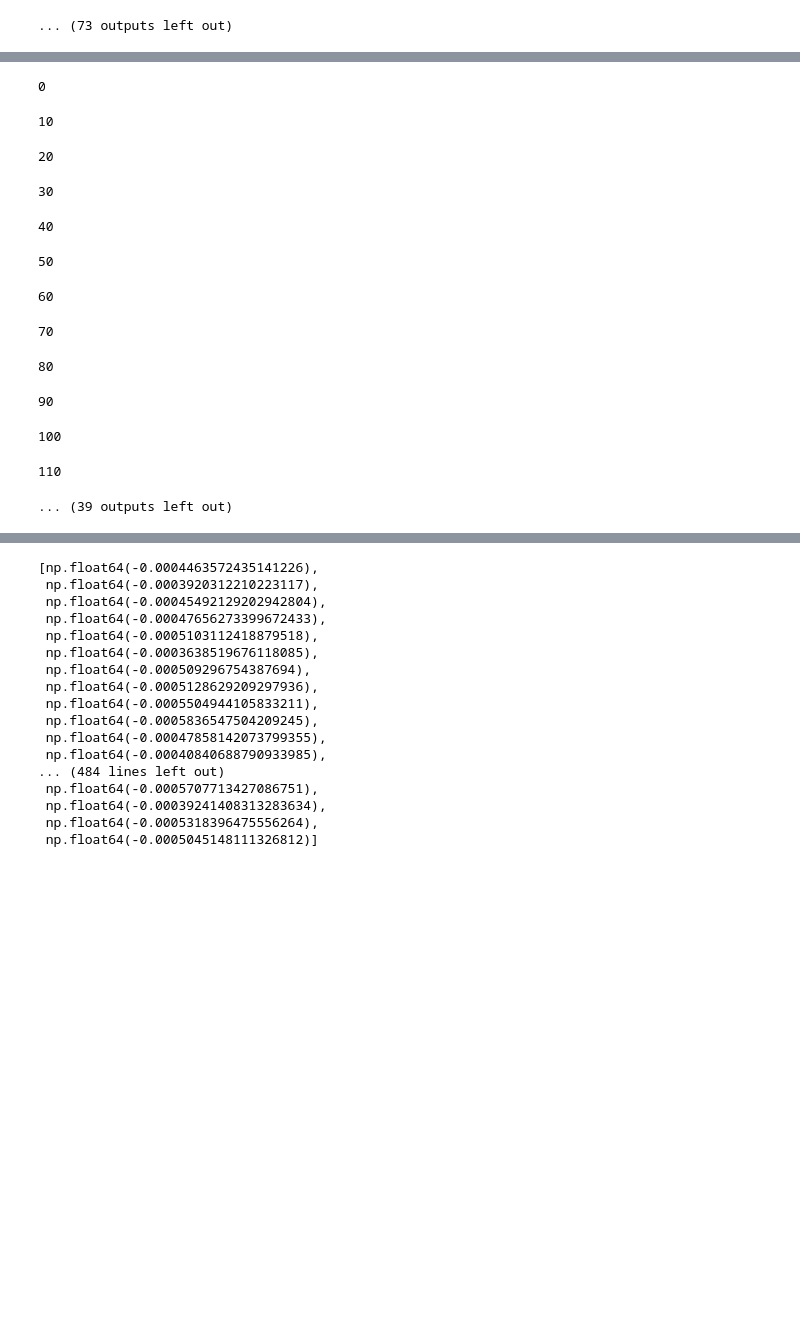
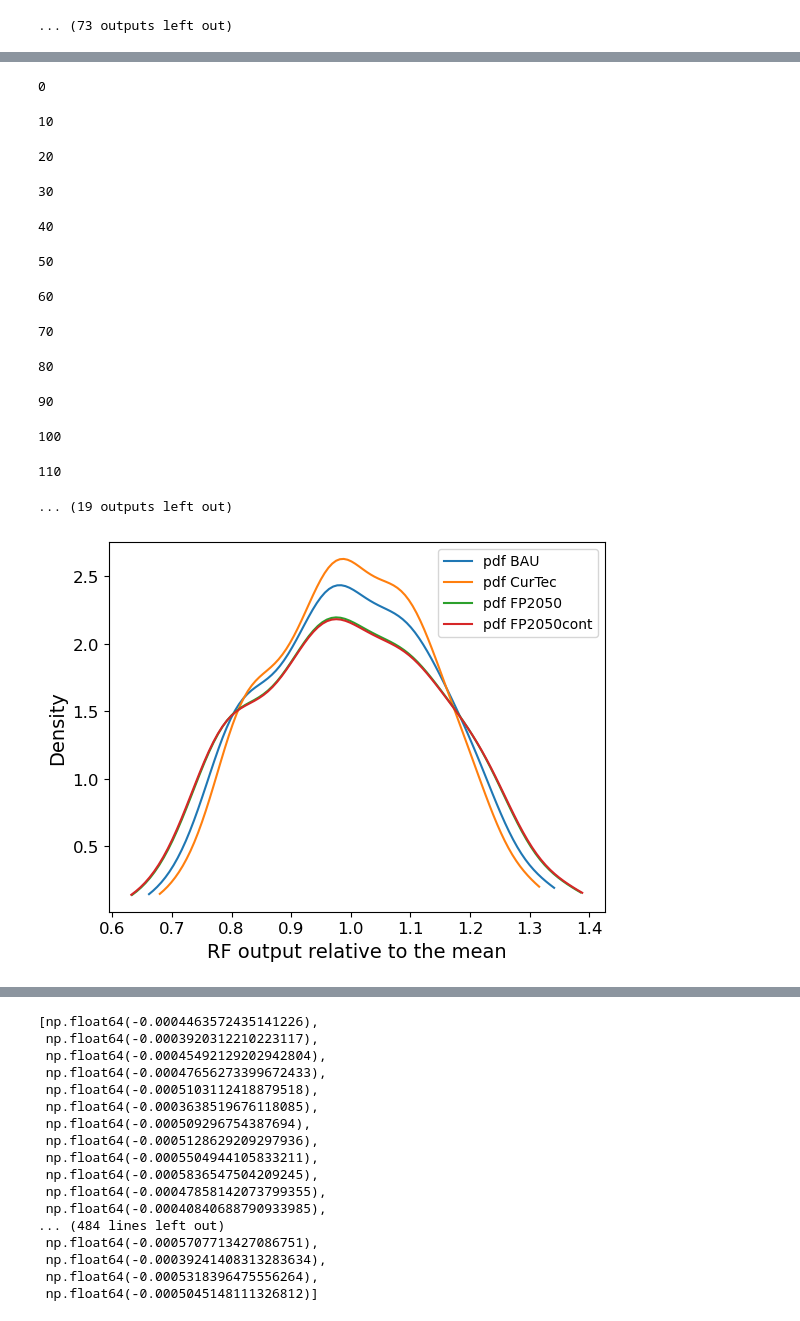
Before and after one commit to atzeharmsen/sandbox2, a Jupyter notebook: Scenario_Analysis/ScA_sens_statisticaldifferencescenarios.ipynb, the cells around one changed output, grey strips where cells are left out. Drawn from its saved outputs; the diff is of its cells as text; code cells hidden in the pictures; blank space fills up the shorter version.

```diff
--- a/Scenario_Analysis/ScA_sens_statisticaldifferencescenarios.ipynb
+++ b/Scenario_Analysis/ScA_sens_statisticaldifferencescenarios.ipynb
@@ -1208,7 +1197,7 @@ data["diffcufc"] = []
 data["difffpfc"] = []
 
 c_v_list["paired_bau"] = []
-for i in range(500):
+for i in range(300):
     if i%10 == 0:
         display(i)
     haloe_sample    = random.uniform(haloe_dict['input'][0],haloe_dict['input'][-1]) #random.choice(haloe_dict['input'])
@@ -1279,7 +1268,40 @@ data
 90
 100
 110
-... (39 outputs left out)
+... (19 outputs left out)
+# %%
+scenario_label_dict={
+    'diffbacu': "BAU-CurTec",
+    'diffbafp': "BAU-FP2050",
+    'diffbafc': "BAU-FP2050cont",
+    'diffcufp': "CurTec-FP2050",
+    'diffcufc': "CurTec-FP2050cont",
+    'difffpfc': "FP2050-FP2050cont",
+    'paired_bau': "BAU",
+    'paired_curtec': "CurTec",
+    'paired_fp2050': "FP2050",
+    'paired_fp2050cont': "FP2050cont",
+}
+for scenario in data.keys():
+    data_arr = np.array(data[scenario])
+    if scenario[0] != 'd':
+        # label =
+        mu = data_arr.mean()
+        data_avg = (data_arr)/mu
+
+        kde = stats.gaussian_kde(data_avg)
+        x = np.linspace(min(data_avg), max(data_avg), 100)
+        plt.plot(x, kde(x), label='pdf '+ scenario_label_dict[scenario])
+plt.legend()
+plt.xlabel(r"RF output relative to the mean", fontsize =14)
+plt.ylabel("Density", fontsize =14)
+# plt.yscale("log")
+plt.xticks(fontsize=12)
+plt.yticks(fontsize=12)
+# plt.title("Distribution
+plt.show()
+# %% [output]
+[figure, added]
 # %%
 from scipy import stats
 path = r"C:\Users\atzeh\PycharmProjects\OAC_Thesis\ATZE\Scenario_Analysis"
```
Also changed, not shown: parts of 4 cells of this notebook, 4 other files.
